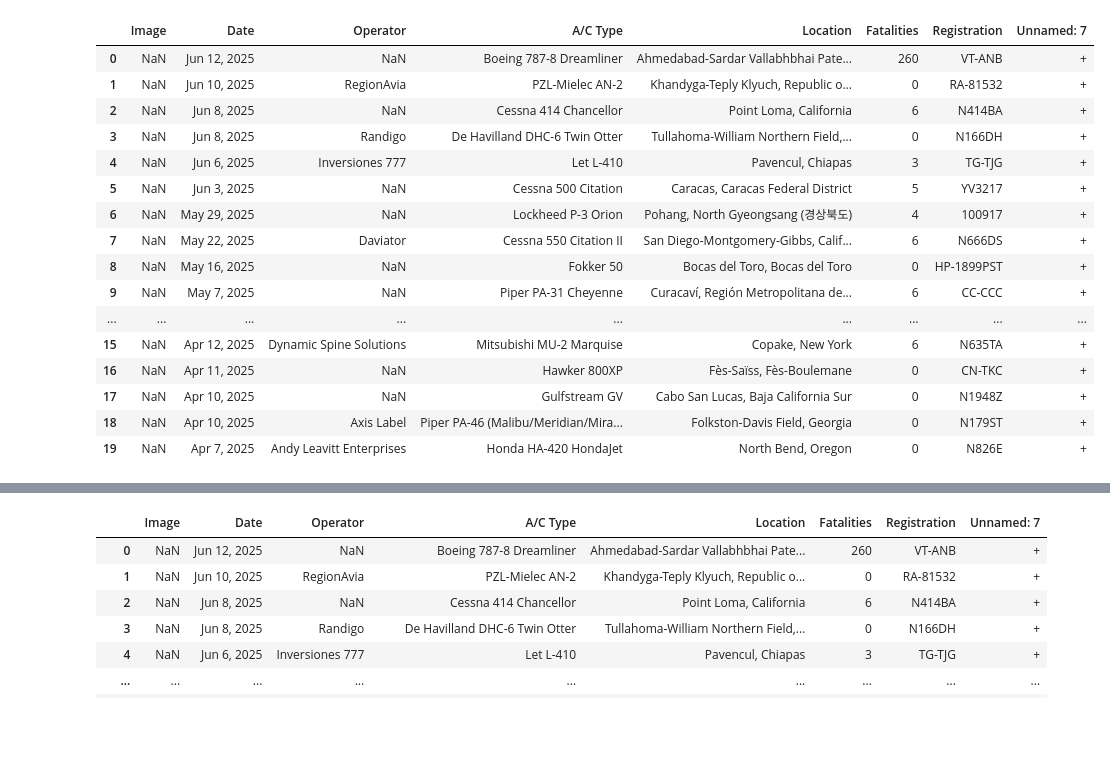
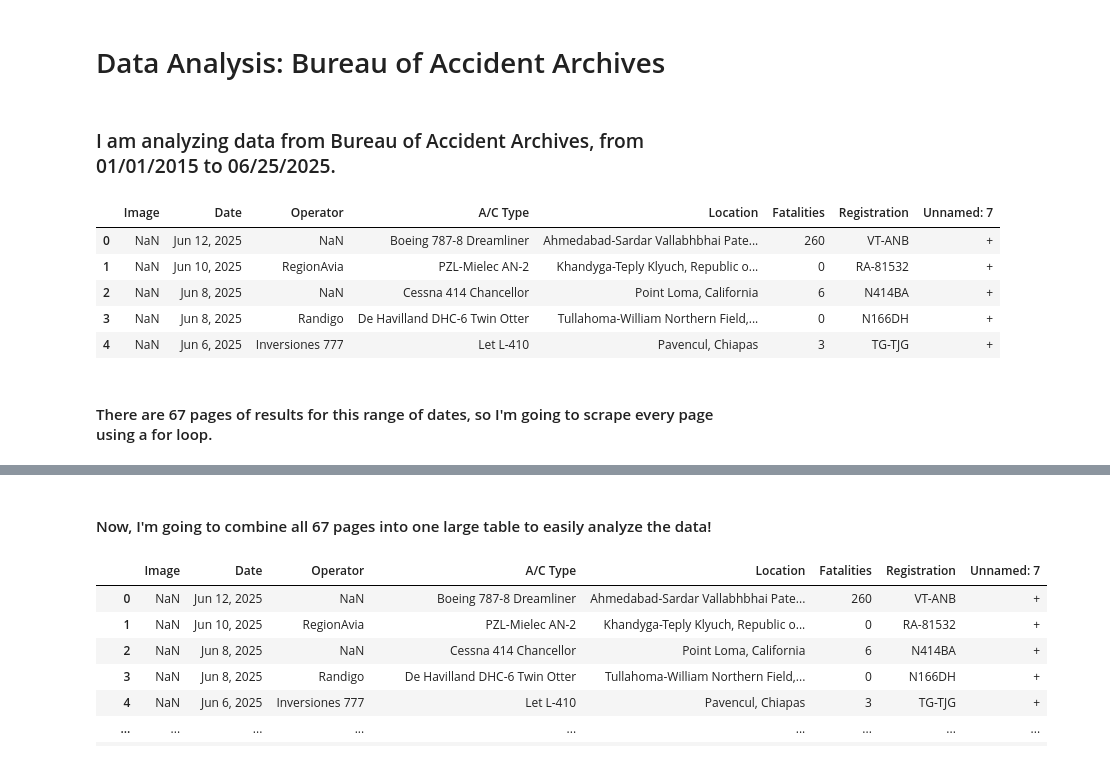
Before and after one commit to nikkitrosenbloom/Project-1, a Jupyter notebook: Bureau-Accident-Archives-2015-2025.ipynb, the cells around one changed output, grey strips where cells are left out. Cells and saved outputs as stored; diff of their text form; code cells hidden in the pictures; blank space fills up the shorter version.

```diff
--- a/Bureau-Accident-Archives-2015-2025.ipynb
+++ b/Bureau-Accident-Archives-2015-2025.ipynb
@@ -1,28 +1,23 @@
+# %% [markdown]
+# Data Analysis: Bureau of Accident Archives
+# %% [markdown]
+### I am analyzing data from Bureau of Accident Archives, from 01/01/2015 to 06/25/2025.
 # %%
 import pandas as pd
 
 url = "https://www.baaa-acro.com/crash-archives?created=2015-01-02&created_1=2025-06-28&field_crash_region_target_id=All&field_crash_country_target_id=&field_crash_registration_target_id=&field_crash_aircraft_target_id=&field_crash_operator_target_id=&field_crash_cause_target_id=All&field_crash_zone_target_id=&field_crash_site_type_target_id=All&field_crash_phase_type_target_id=All&field_crash_flight_type_target_id=All&field_crash_survivors_value=All&field_crash_city_target_id=&page="
 df = pd.read_html(url)[0]
 # %%
-df
+df.head()
 # %% [output]
 |  | Image | Date | Operator | A/C Type | Location | Fatalities | Registration | Unnamed: 7 |
 | 0 | NaN | Jun 12, 2025 | NaN | Boeing 787-8 Dreamliner | Ahmedabad-Sardar Vallabhbhai Pate... | 260 | VT-ANB | + |
 | 1 | NaN | Jun 10, 2025 | RegionAvia | PZL-Mielec AN-2 | Khandyga-Teply Klyuch, Republic o... | 0 | RA-81532 | + |
 | 2 | NaN | Jun 8, 2025 | NaN | Cessna 414 Chancellor | Point Loma, California | 6 | N414BA | + |
 | 3 | NaN | Jun 8, 2025 | Randigo | De Havilland DHC-6 Twin Otter | Tullahoma-William Northern Field,... | 0 | N166DH | + |
 | 4 | NaN | Jun 6, 2025 | Inversiones 777 | Let L-410 | Pavencul, Chiapas | 3 | TG-TJG | + |
-| 5 | NaN | Jun 3, 2025 | NaN | Cessna 500 Citation | Caracas, Caracas Federal District | 5 | YV3217 | + |
-| 6 | NaN | May 29, 2025 | NaN | Lockheed P-3 Orion | Pohang, North Gyeongsang (경상북도) | 4 | 100917 | + |
-| 7 | NaN | May 22, 2025 | Daviator | Cessna 550 Citation II | San Diego-Montgomery-Gibbs, Calif... | 6 | N666DS | + |
-| 8 | NaN | May 16, 2025 | NaN | Fokker 50 | Bocas del Toro, Bocas del Toro | 0 | HP-1899PST | + |
-| 9 | NaN | May 7, 2025 | NaN | Piper PA-31 Cheyenne | Curacaví, Región Metropolitana de... | 6 | CC-CCC | + |
-| ... | ... | ... | ... | ... | ... | ... | ... | ... |
-| 15 | NaN | Apr 12, 2025 | Dynamic Spine Solutions | Mitsubishi MU-2 Marquise | Copake, New York | 6 | N635TA | + |
-| 16 | NaN | Apr 11, 2025 | NaN | Hawker 800XP | Fès-Saïss, Fès-Boulemane | 0 | CN-TKC | + |
-| 17 | NaN | Apr 10, 2025 | NaN | Gulfstream GV | Cabo San Lucas, Baja California Sur | 0 | N1948Z | + |
-| 18 | NaN | Apr 10, 2025 | Axis Label | Piper PA-46 (Malibu/Meridian/Mira... | Folkston-Davis Field, Georgia | 0 | N179ST | + |
-| 19 | NaN | Apr 7, 2025 | Andy Leavitt Enterprises | Honda HA-420 HondaJet | North Bend, Oregon | 0 | N826E | + |
+# %% [markdown]
+#### There are 67 pages of results for this range of dates, so I'm going to scrape every page using a for loop.
 # %%
 all_tables = []
 
@@ -52,6 +47,8 @@ Page 64 scraped successfully.
 Page 65 scraped successfully.
 Page 66 scraped successfully.
 Page 67 scraped successfully.
+# %% [markdown]
+#### Now, I'm going to combine all 67 pages into one large table to easily analyze the data!
 # %%
 final_df = pd.concat(all_tables, ignore_index=True)
 # %%
```
Also changed, not shown: parts of 16 cells of this notebook.
